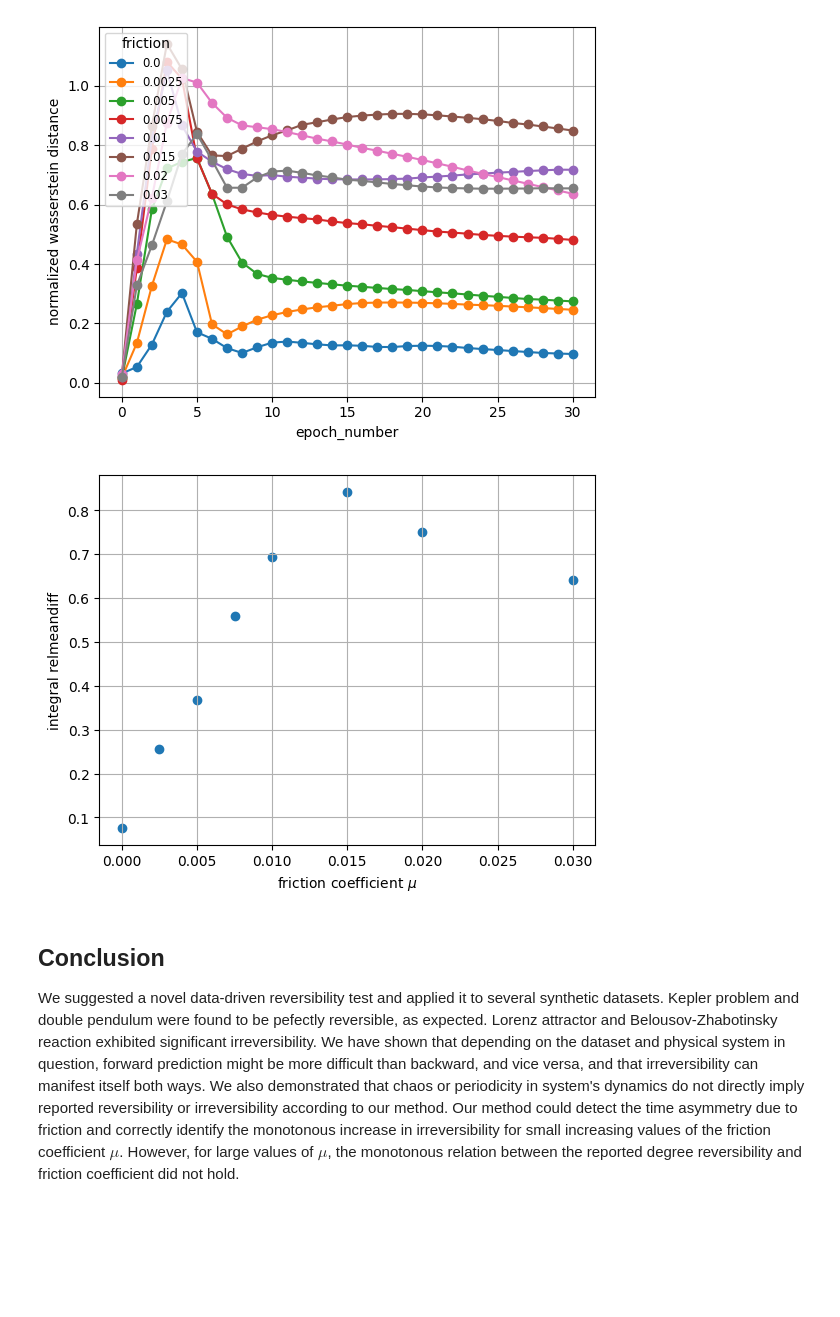
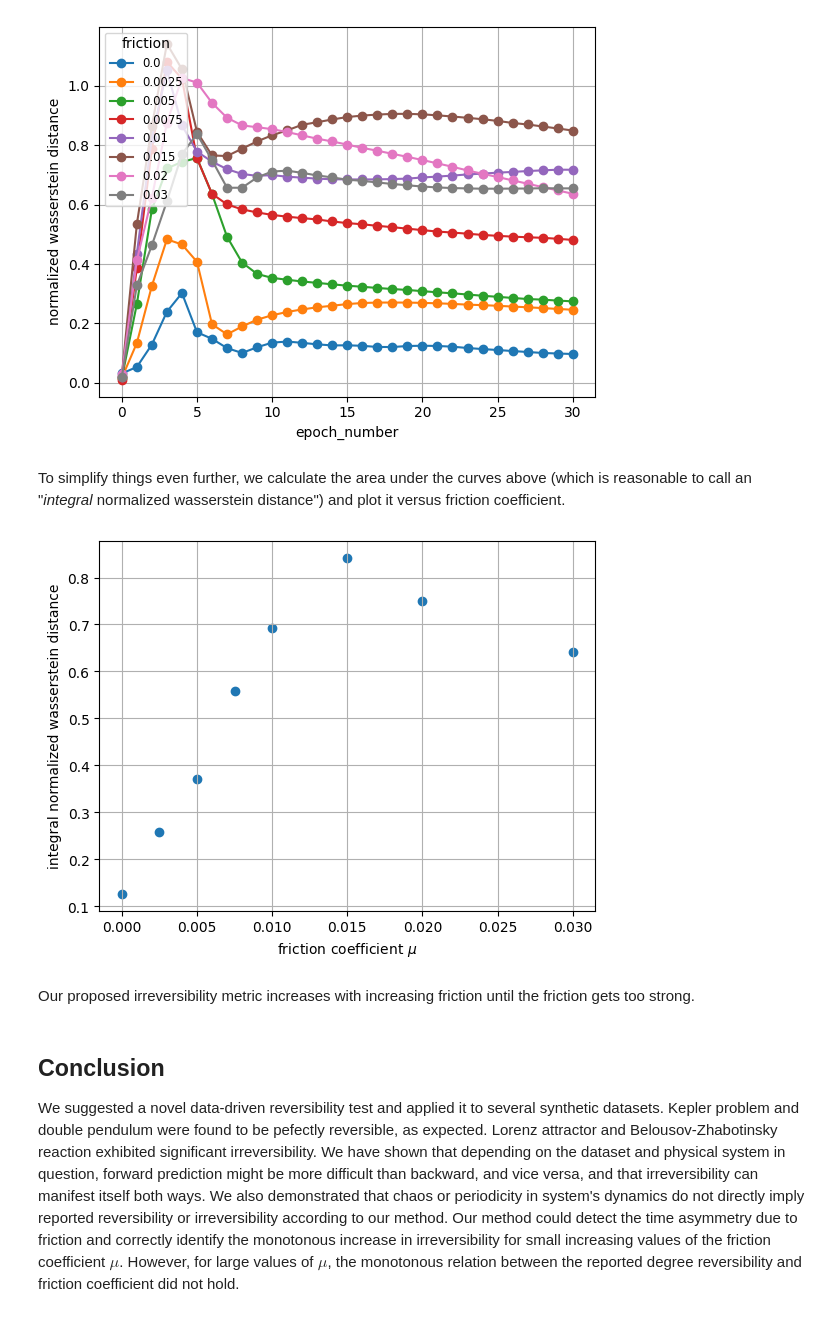
Before and after one commit to mathymess/reversibility-of-processes, a Jupyter notebook: 20230914_rolos_publication.ipynb, the cells around one changed output. Drawn from its saved outputs; the diff is of its cells as text; code cells hidden in the pictures; blank space fills up the shorter version.

```diff
--- a/20230914_rolos_publication.ipynb
+++ b/20230914_rolos_publication.ipynb
@@ -98,12 +136,0 @@ for l in loss_distributions:
-# %%
-def plot_integral_wasserstein_vs_friction(loss_distributions) -> None:
-    frictions = [l.friction for l in loss_distributions]
-
-    integral_wassersteins = [np.mean(l.normalized_wasserstein_all()) for l in loss_distributions]
-    plt.scatter(frictions, integral_wassersteins)
-    plt.grid()
-    plt.xlabel("friction coefficient $\\mu$")
-    plt.ylabel("integral normalized wasserstein distance $\\widetilde{W}_1(f,b)$")
-    plt.show()
-
-plot_integral_wasserstein_vs_friction(loss_distributions)
@@ -124,22 +155,24 @@ def plot_normalized_wasserstein_vs_epoch(loss_distributions) -> None:
 plot_normalized_wasserstein_vs_epoch(loss_distributions)
 # %% [output]
 [figure]
-# %%
-def plot_integral_relmindiff_vs_friction(loss_distributions) -> None:
-    frictions = [l.friction for l in loss_distributions]
-    def integral_relmindiff(l: LossDistribution) -> float:
-        return np.mean(np.abs(l.relmeandiff_all()))
-
-    integral_relmindiffs = [integral_relmindiff(l) for l in loss_distributions]
-    plt.scatter(frictions, integral_relmindiffs)
-    plt.grid()
-    plt.xlabel("friction coefficient $\\mu$")
-    plt.ylabel("integral relmeandiff")
-    plt.show()
-
-plot_integral_relmindiff_vs_friction(loss_distributions)
-# %% [output]
-[figure, removed]
+# %% [markdown]
+To simplify things even further, we calculate the area under the curves above (which is reasonable to call an "*integral* normalized wasserstein distance") and plot it versus friction coefficient.
+# %%
+def plot_integral_wasserstein_vs_friction(loss_distributions) -> None:
+    frictions = [l.friction for l in loss_distributions]
+
+    integral_wassersteins = [np.mean(l.normalized_wasserstein_all()) for l in loss_distributions]
+    plt.scatter(frictions, integral_wassersteins)
+    plt.grid()
+    plt.xlabel("friction coefficient $\\mu$")
+    plt.ylabel("integral normalized wasserstein distance")
+    plt.show()
+
+plot_integral_wasserstein_vs_friction(loss_distributions)
+# %% [output]
+[figure, new version]
+# %% [markdown]
+Our proposed irreversibility metric increases with increasing friction until the friction gets too strong.
 # %% [markdown]
 ## Conclusion
 
```
Also changed, not shown: parts of 14 cells of this notebook.
